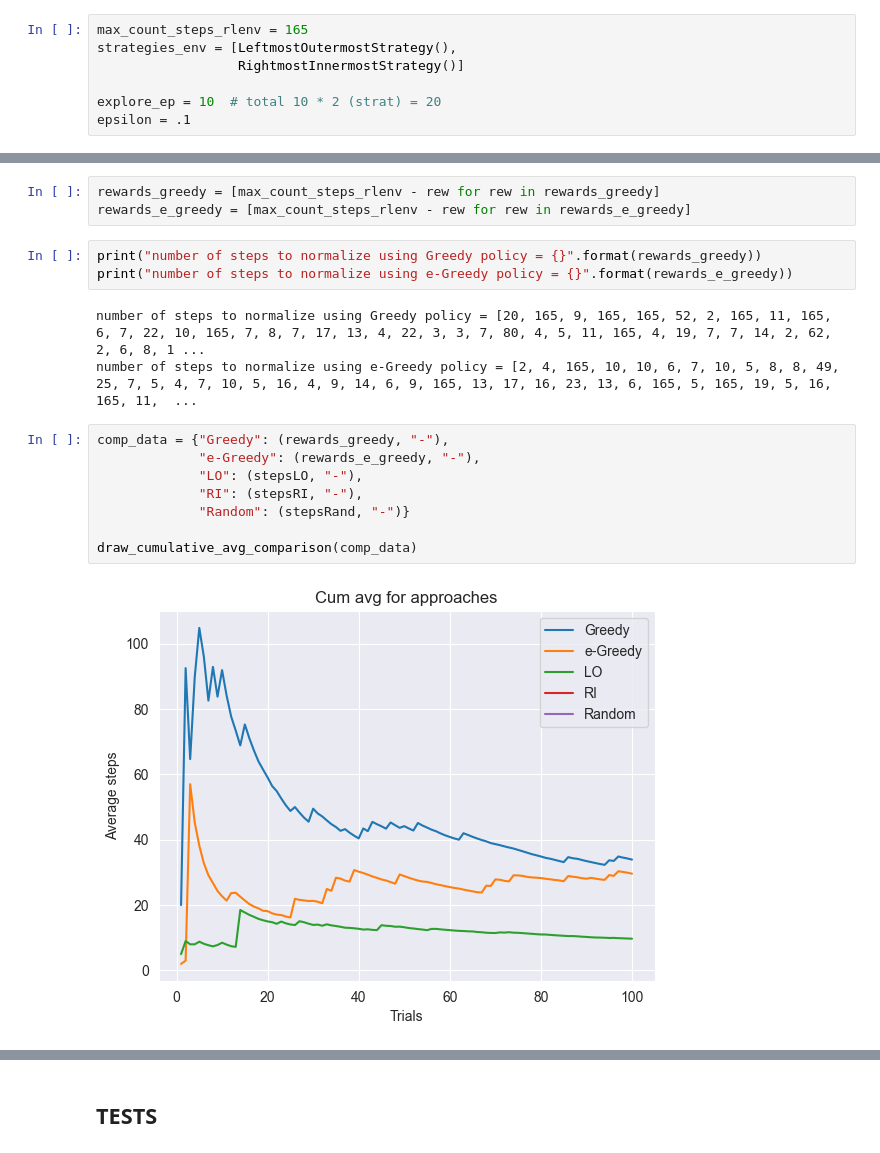
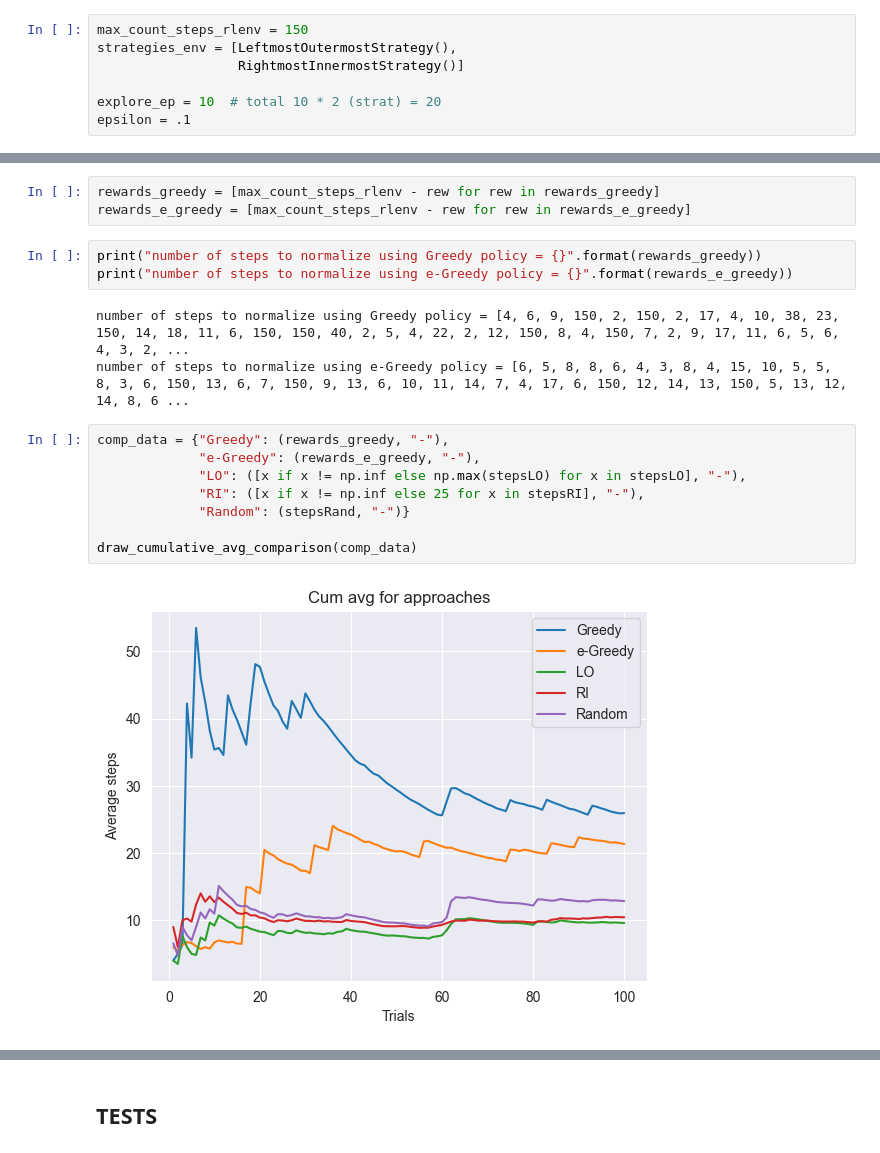
Before and after one commit to alex-deineha/pure-calculus, a Jupyter notebook: src/tests_2/pure_calculus_vs_greedy.ipynb, the cells around one changed output, grey strips where cells are left out. Cells and saved outputs as stored; diff of their text form.

```diff
--- a/src/tests_2/pure_calculus_vs_greedy.ipynb
+++ b/src/tests_2/pure_calculus_vs_greedy.ipynb
@@ -83,5 +83,5 @@ max cound Rand: inf
 # %%
-max_count_steps_rlenv = 165
+max_count_steps_rlenv = 150
 strategies_env = [LeftmostOutermostStrategy(),
                   RightmostInnermostStrategy()]
 
@@ -113,15 +113,15 @@ rewards_e_greedy = [max_count_steps_rlenv - rew for rew in rewards_e_greedy]
 print("number of steps to normalize using Greedy policy = {}".format(rewards_greedy))
 print("number of steps to normalize using e-Greedy policy = {}".format(rewards_e_greedy))
 # %% [output]
-number of steps to normalize using Greedy policy = [20, 165, 9, 165, 165, 52, 2, 165, 11, 165, 6, 7, 22, 10, 165, 7, 8, 7, 17, 13, 4, 22, 3, 3, 7, 80, 4, 5, 11, 165, 4, 19, 7, 7, 14, 2, 62, 2, 6, 8, 1 ...
-number of steps to normalize using e-Greedy policy = [2, 4, 165, 10, 10, 6, 7, 10, 5, 8, 8, 49, 25, 7, 5, 4, 7, 10, 5, 16, 4, 9, 14, 6, 9, 165, 13, 17, 16, 23, 13, 6, 165, 5, 165, 19, 5, 16, 165, 11,  ...
+number of steps to normalize using Greedy policy = [4, 6, 9, 150, 2, 150, 2, 17, 4, 10, 38, 23, 150, 14, 18, 11, 6, 150, 150, 40, 2, 5, 4, 22, 2, 12, 150, 8, 4, 150, 7, 2, 9, 17, 11, 6, 5, 6, 4, 3, 2, ...
+number of steps to normalize using e-Greedy policy = [6, 5, 8, 8, 6, 4, 3, 8, 4, 15, 10, 5, 5, 8, 3, 6, 150, 13, 6, 7, 150, 9, 13, 6, 10, 11, 14, 7, 4, 17, 6, 150, 12, 14, 13, 150, 5, 13, 12, 14, 8, 6 ...
 # %%
 comp_data = {"Greedy": (rewards_greedy, "-"),
              "e-Greedy": (rewards_e_greedy, "-"),
-             "LO": (stepsLO, "-"),
-             "RI": (stepsRI, "-"),
+             "LO": ([x if x != np.inf else np.max(stepsLO) for x in stepsLO], "-"),
+             "RI": ([x if x != np.inf else 25 for x in stepsRI], "-"),
              "Random": (stepsRand, "-")}
 
 draw_cumulative_avg_comparison(comp_data)
 # %% [output]
-[figure, old version]
+[figure, new version]
```
Also changed, not shown: parts of 17 cells of this notebook.
